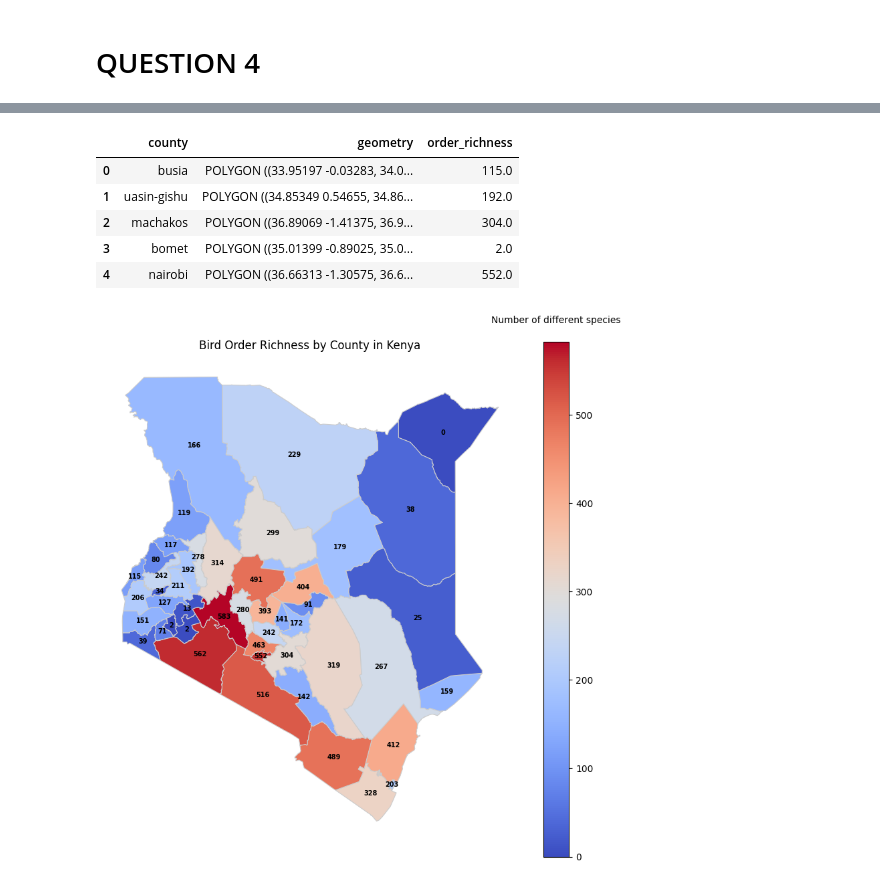
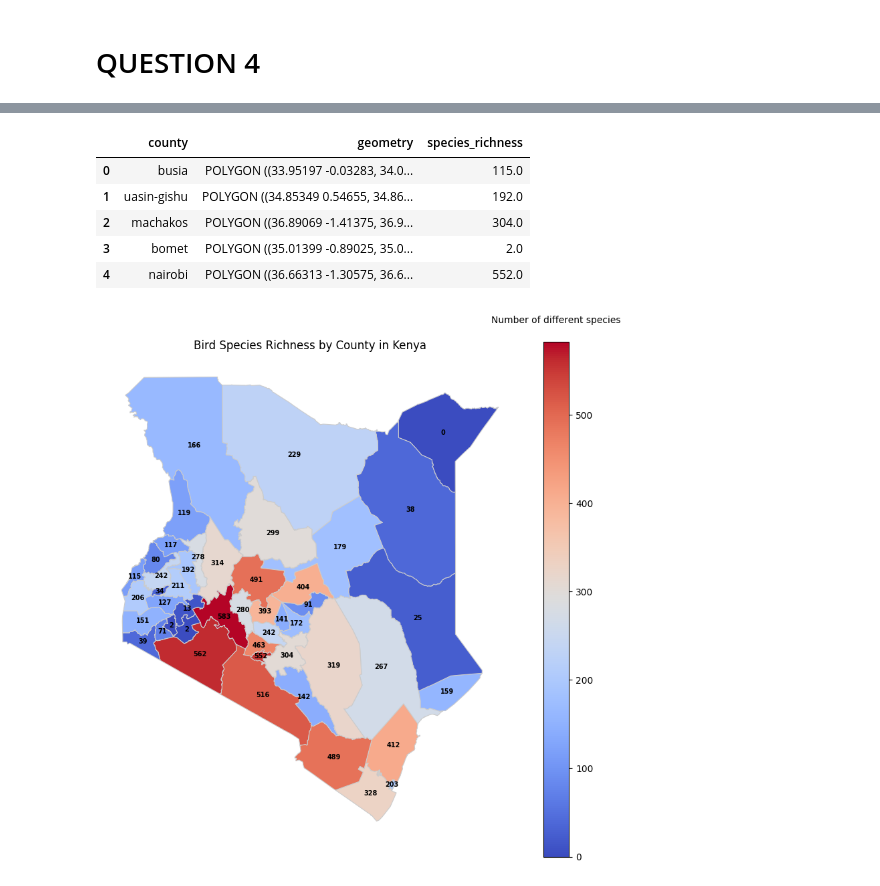
Before and after one commit to oliveira-da-silva-patrick/Workshop1-Project2, a Jupyter notebook: main.ipynb, the cells around one changed output, grey strips where cells are left out. Cells and saved outputs as stored; diff of their text form; code cells hidden in the pictures.

Commit message:
changed title of last plot

```diff
--- a/main.ipynb
+++ b/main.ipynb
@@ -322,11 +322,11 @@ observations_with_county.head()
 | 4 | f34df1bf-97f4-47c8-baa8-58a2d40e3b52 | Least Concern (LC) | 1 | 2018-01-30 | 1.014339 | 37.393476 | Accipiter badius | Aves | Accipitriformes | Accipitridae | Accipiter | ... |
 # %%
 richness_per_county = observations_with_county.groupby('county')[6].nunique().reset_index()
-richness_per_county.columns = ['county', 'order_richness']
+richness_per_county.columns = ['county', 'species_richness']
 county_richness_gdf = county_gdf.merge(richness_per_county, on='county', how='left').fillna(0)
 county_richness_gdf.head()
 # %% [output]
-|  | county | geometry | order_richness |
+|  | county | geometry | species_richness |
 | 0 | busia | POLYGON ((33.95197 -0.03283, 34.0... | 115.0 |
 | 1 | uasin-gishu | POLYGON ((34.85349 0.54655, 34.86... | 192.0 |
 | 2 | machakos | POLYGON ((36.89069 -1.41375, 36.9... | 304.0 |
@@ -335,31 +335,25 @@ county_richness_gdf.head()
 # %%
 fig, ax = plt.subplots(1, 1, figsize=(10, 10))
 
-county_richness_plot = county_richness_gdf.plot(
-    column='order_richness',
-    cmap='coolwarm',
-    linewidth=0.8,
-    ax=ax,
-    edgecolor='0.8'
-)
+county_richness_plot = county_richness_gdf.plot(column='species_richness', cmap='coolwarm', linewidth=0.8, ax=ax, edgecolor='0.8')
 
-sm = plt.cm.ScalarMappable(cmap='coolwarm', norm=plt.Normalize(vmin=county_richness_gdf['order_richness'].min(), vmax=county_richness_gdf['order_richness'].max()))
+sm = plt.cm.ScalarMappable(cmap='coolwarm', norm=plt.Normalize(vmin=county_richness_gdf['species_richness'].min(), vmax=county_richness_gdf['species_richness'].max()))
 cbar = fig.colorbar(sm, ax=ax, orientation="vertical")
 cbar.ax.set_title("Number of different species", pad=20, fontsize=10, loc='center')
-ax.set_title('Bird Order Richness by County in Kenya')
+ax.set_title('Bird Species Richness by County in Kenya')
 
 ax.spines['top'].set_visible(False)
 ax.spines['right'].set_visible(False)
 ax.spines['bottom'].set_visible(False)
 ax.spines['left'].set_visible(False)
 ax.get_xaxis().set_visible(False)
 ax.get_yaxis().set_visible(False)
 
 for idx, row in county_richness_gdf.iterrows():
     centroid = row['geometry'].centroid
-    ax.text(centroid.x, centroid.y, int(row['order_richness']),
+    ax.text(centroid.x, centroid.y, int(row['species_richness']),
             ha='center', va='center', fontsize=7, fontweight='bold', color='black')
 
 plt.show()
 # %% [output]
-[figure, old version]
+[figure, new version]
```
Also changed, not shown: parts of 2 cells of this notebook.
